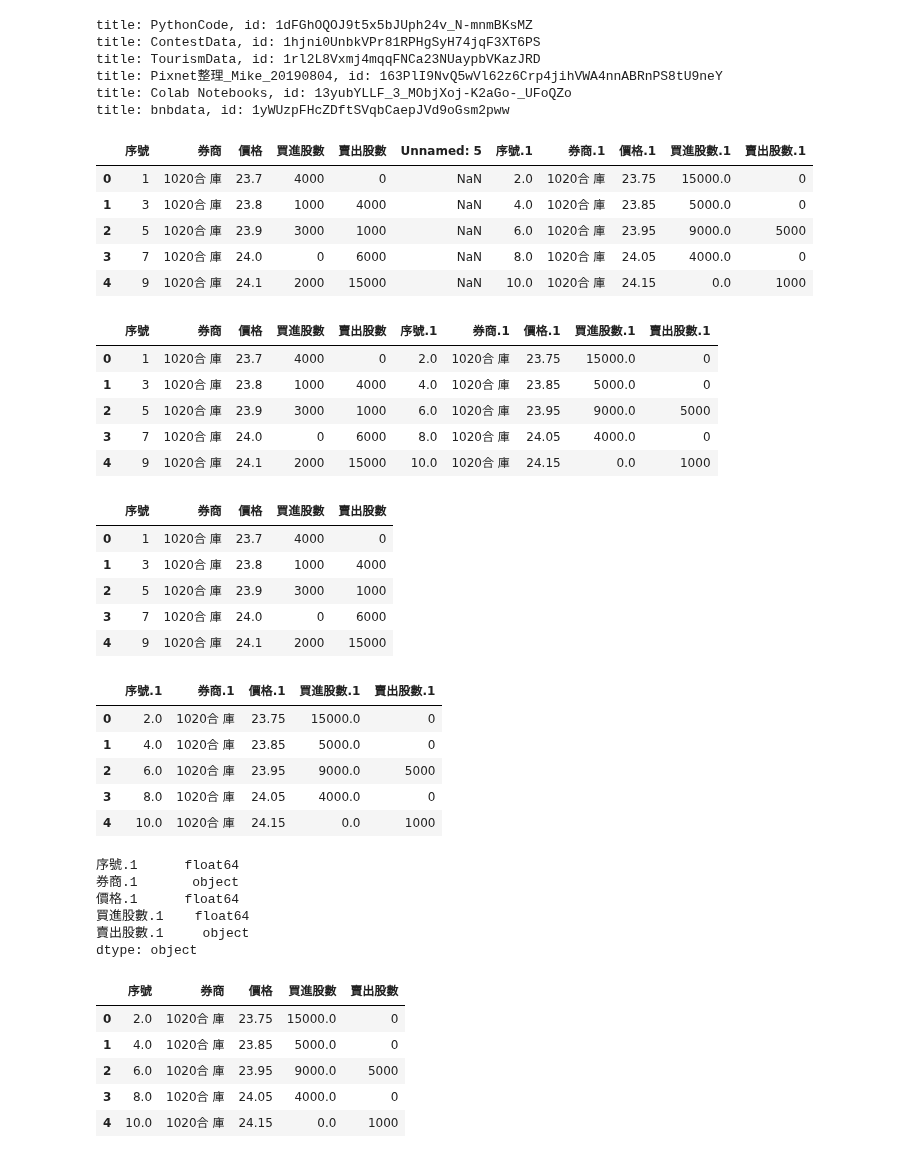
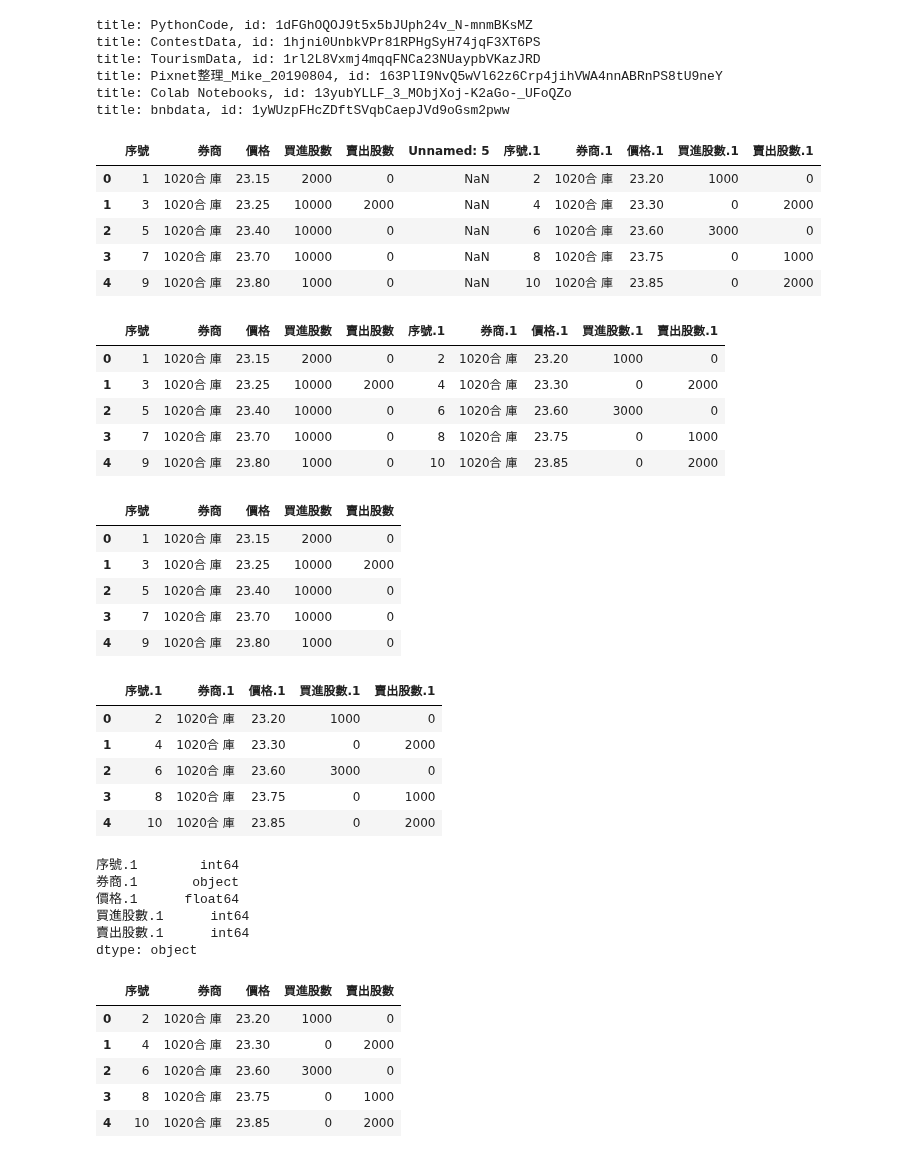
Before and after one commit to cwcheng0/practicepython, a Jupyter notebook: TaiwanStockCount.ipynb, the cells around one changed output. Drawn from its saved outputs; the diff is of its cells as text; code cells hidden in the pictures.

```diff
--- a/TaiwanStockCount.ipynb
+++ b/TaiwanStockCount.ipynb
@@ -50,33 +50,29 @@ title: bnbdata, id: 1yWUzpFHcZDftSVqbCaepJVd9oGsm2pww
 # %%
 # Check first 5 rows in a file
 # from tabula import
-df = pd.read_csv('/content/gdrive/My Drive/ContestData/FinanceData/2353_20200817.csv',encoding='utf-8')
-
-# delete first 2 rows
-# df.drop(1,0,inplace=True)
-# df.drop(1,0,inplace=True)
+df = pd.read_csv('/content/gdrive/My Drive/ContestData/FinanceData/2353_20200818.csv',encoding='utf-8',skiprows=2)
 
 # Notice datatypes changed in some columns.
 # Check first few rows.
 df.head()
 # %% [output]
 |  | 序號 | 券商 | 價格 | 買進股數 | 賣出股數 | Unnamed: 5 | 序號.1 | 券商.1 | 價格.1 | 買進股數.1 | 賣出股數.1 |
-| 0 | 1 | 1020合 庫 | 23.7 | 4000 | 0 | NaN | 2.0 | 1020合 庫 | 23.75 | 15000.0 | 0 |
-| 1 | 3 | 1020合 庫 | 23.8 | 1000 | 4000 | NaN | 4.0 | 1020合 庫 | 23.85 | 5000.0 | 0 |
-| 2 | 5 | 1020合 庫 | 23.9 | 3000 | 1000 | NaN | 6.0 | 1020合 庫 | 23.95 | 9000.0 | 5000 |
-| 3 | 7 | 1020合 庫 | 24.0 | 0 | 6000 | NaN | 8.0 | 1020合 庫 | 24.05 | 4000.0 | 0 |
-| 4 | 9 | 1020合 庫 | 24.1 | 2000 | 15000 | NaN | 10.0 | 1020合 庫 | 24.15 | 0.0 | 1000 |
+| 0 | 1 | 1020合 庫 | 23.15 | 2000 | 0 | NaN | 2 | 1020合 庫 | 23.20 | 1000 | 0 |
+| 1 | 3 | 1020合 庫 | 23.25 | 10000 | 2000 | NaN | 4 | 1020合 庫 | 23.30 | 0 | 2000 |
+| 2 | 5 | 1020合 庫 | 23.40 | 10000 | 0 | NaN | 6 | 1020合 庫 | 23.60 | 3000 | 0 |
+| 3 | 7 | 1020合 庫 | 23.70 | 10000 | 0 | NaN | 8 | 1020合 庫 | 23.75 | 0 | 1000 |
+| 4 | 9 | 1020合 庫 | 23.80 | 1000 | 0 | NaN | 10 | 1020合 庫 | 23.85 | 0 | 2000 |
 # %%
 # Drop some columns.
 df = df.drop(df.columns[[5]], axis=1)
 df.head()
 # %% [output]
 |  | 序號 | 券商 | 價格 | 買進股數 | 賣出股數 | 序號.1 | 券商.1 | 價格.1 | 買進股數.1 | 賣出股數.1 |
-| 0 | 1 | 1020合 庫 | 23.7 | 4000 | 0 | 2.0 | 1020合 庫 | 23.75 | 15000.0 | 0 |
-| 1 | 3 | 1020合 庫 | 23.8 | 1000 | 4000 | 4.0 | 1020合 庫 | 23.85 | 5000.0 | 0 |
-| 2 | 5 | 1020合 庫 | 23.9 | 3000 | 1000 | 6.0 | 1020合 庫 | 23.95 | 9000.0 | 5000 |
-| 3 | 7 | 1020合 庫 | 24.0 | 0 | 6000 | 8.0 | 1020合 庫 | 24.05 | 4000.0 | 0 |
-| 4 | 9 | 1020合 庫 | 24.1 | 2000 | 15000 | 10.0 | 1020合 庫 | 24.15 | 0.0 | 1000 |
+| 0 | 1 | 1020合 庫 | 23.15 | 2000 | 0 | 2 | 1020合 庫 | 23.20 | 1000 | 0 |
+| 1 | 3 | 1020合 庫 | 23.25 | 10000 | 2000 | 4 | 1020合 庫 | 23.30 | 0 | 2000 |
+| 2 | 5 | 1020合 庫 | 23.40 | 10000 | 0 | 6 | 1020合 庫 | 23.60 | 3000 | 0 |
+| 3 | 7 | 1020合 庫 | 23.70 | 10000 | 0 | 8 | 1020合 庫 | 23.75 | 0 | 1000 |
+| 4 | 9 | 1020合 庫 | 23.80 | 1000 | 0 | 10 | 1020合 庫 | 23.85 | 0 | 2000 |
 # %%
 # Split fields into 2 files.
 # Copy files
@@ -86,31 +82,31 @@ df1 = df1.drop(df.columns[[5,6,7,8,9]], axis=1)
 df1.head()
 # %% [output]
 |  | 序號 | 券商 | 價格 | 買進股數 | 賣出股數 |
-| 0 | 1 | 1020合 庫 | 23.7 | 4000 | 0 |
-| 1 | 3 | 1020合 庫 | 23.8 | 1000 | 4000 |
-| 2 | 5 | 1020合 庫 | 23.9 | 3000 | 1000 |
-| 3 | 7 | 1020合 庫 | 24.0 | 0 | 6000 |
-| 4 | 9 | 1020合 庫 | 24.1 | 2000 | 15000 |
+| 0 | 1 | 1020合 庫 | 23.15 | 2000 | 0 |
+| 1 | 3 | 1020合 庫 | 23.25 | 10000 | 2000 |
+| 2 | 5 | 1020合 庫 | 23.40 | 10000 | 0 |
+| 3 | 7 | 1020合 庫 | 23.70 | 10000 | 0 |
+| 4 | 9 | 1020合 庫 | 23.80 | 1000 | 0 |
 # %%
 # Do it again
 df2 = df2.drop(df2.columns[[0,1,2,3,4]], axis=1)
 df2.head()
 # %% [output]
 |  | 序號.1 | 券商.1 | 價格.1 | 買進股數.1 | 賣出股數.1 |
-| 0 | 2.0 | 1020合 庫 | 23.75 | 15000.0 | 0 |
-| 1 | 4.0 | 1020合 庫 | 23.85 | 5000.0 | 0 |
-| 2 | 6.0 | 1020合 庫 | 23.95 | 9000.0 | 5000 |
-| 3 | 8.0 | 1020合 庫 | 24.05 | 4000.0 | 0 |
-| 4 | 10.0 | 1020合 庫 | 24.15 | 0.0 | 1000 |
+| 0 | 2 | 1020合 庫 | 23.20 | 1000 | 0 |
+| 1 | 4 | 1020合 庫 | 23.30 | 0 | 2000 |
+| 2 | 6 | 1020合 庫 | 23.60 | 3000 | 0 |
+| 3 | 8 | 1020合 庫 | 23.75 | 0 | 1000 |
+| 4 | 10 | 1020合 庫 | 23.85 | 0 | 2000 |
 # %%
 # check datatypes
 df2.dtypes
 # %% [output]
-序號.1      float64
+序號.1        int64
 券商.1       object
 價格.1      float64
-買進股數.1    float64
-賣出股數.1     object
+買進股數.1      int64
+賣出股數.1      int64
 dtype: object
 # %%
 # Change column names
@@ -118,11 +114,11 @@ df2.columns = ['序號', '券商', '價格', '買進股數', '賣出股數']
 df2.head()
 # %% [output]
 |  | 序號 | 券商 | 價格 | 買進股數 | 賣出股數 |
-| 0 | 2.0 | 1020合 庫 | 23.75 | 15000.0 | 0 |
-| 1 | 4.0 | 1020合 庫 | 23.85 | 5000.0 | 0 |
-| 2 | 6.0 | 1020合 庫 | 23.95 | 9000.0 | 5000 |
-| 3 | 8.0 | 1020合 庫 | 24.05 | 4000.0 | 0 |
-| 4 | 10.0 | 1020合 庫 | 24.15 | 0.0 | 1000 |
+| 0 | 2 | 1020合 庫 | 23.20 | 1000 | 0 |
+| 1 | 4 | 1020合 庫 | 23.30 | 0 | 2000 |
+| 2 | 6 | 1020合 庫 | 23.60 | 3000 | 0 |
+| 3 | 8 | 1020合 庫 | 23.75 | 0 | 1000 |
+| 4 | 10 | 1020合 庫 | 23.85 | 0 | 2000 |
 # %%
 # cahnge datatypes
 #df2['買進股數'] = df2['買進股數'].astype(int)
```
Also changed, not shown: parts of 17 cells of this notebook.
